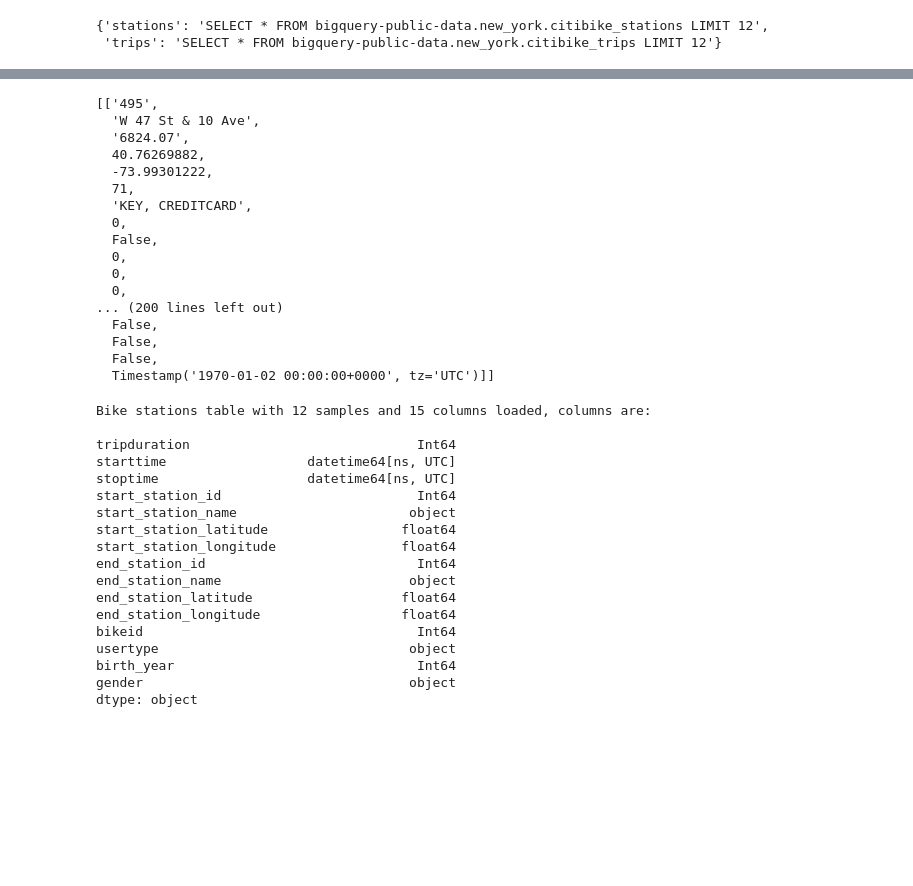
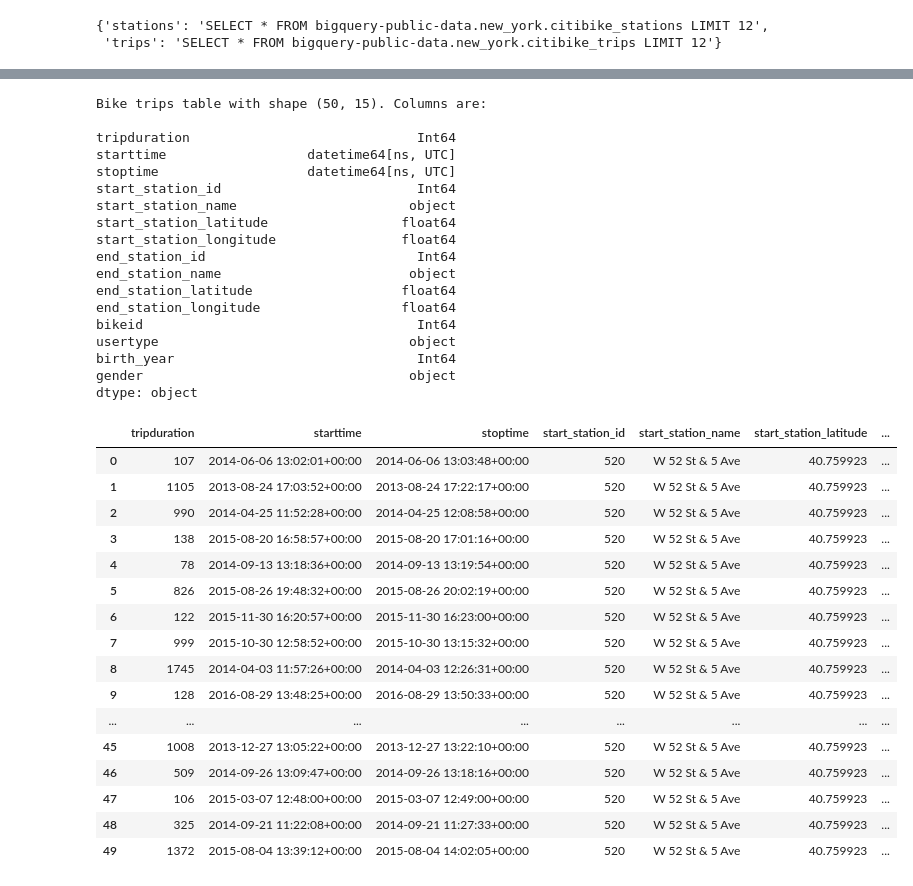
Before and after one commit to killiandectot/markov-bike, a Jupyter notebook: notebooks/juani.ipynb, the cells around one changed output, grey strips where cells are left out. Saved outputs shown, nothing was run; the diff lists cells and outputs as text; code cells hidden in the pictures; blank space fills up the shorter version.

Commit message:
worked a bit in the data sourcing and added somethings on the main.py

```diff
--- a/notebooks/juani.ipynb
+++ b/notebooks/juani.ipynb
@@ -16,27 +35,7 @@ data = get_stations_data(database_queries(12)['stations'])
-# %%
-data.values.tolist()
-# %% [output]
-[['495',
-  'W 47 St & 10 Ave',
-  '6824.07',
-  40.76269882,
-  -73.99301222,
-  71,
-  'KEY, CREDITCARD',
-  0,
-  False,
-  0,
-  0,
-  0,
-... (200 lines left out)
-  False,
-  False,
-  False,
-  Timestamp('1970-01-02 00:00:00+0000', tz='UTC')]]
 # %%
-trips = get_stations_data(database_queries(12)['trips'])
+trips = get_stations_data(database_queries(50)['trips'])
 # %% [output]
-Bike stations table with 12 samples and 15 columns loaded, columns are:
+Bike trips table with shape (50, 15). Columns are:
 
 tripduration                             Int64
 starttime                  datetime64[ns, UTC]
@@ -54,3 +53,23 @@ usertype                                object
 birth_year                               Int64
 gender                                  object
 dtype: object
+# %%
+trips
+# %% [output]
+|  | tripduration | starttime | stoptime | start_station_id | start_station_name | start_station_latitude | ... |
+| 0 | 107 | 2014-06-06 13:02:01+00:00 | 2014-06-06 13:03:48+00:00 | 520 | W 52 St & 5 Ave | 40.759923 | ... |
+| 1 | 1105 | 2013-08-24 17:03:52+00:00 | 2013-08-24 17:22:17+00:00 | 520 | W 52 St & 5 Ave | 40.759923 | ... |
+| 2 | 990 | 2014-04-25 11:52:28+00:00 | 2014-04-25 12:08:58+00:00 | 520 | W 52 St & 5 Ave | 40.759923 | ... |
+| 3 | 138 | 2015-08-20 16:58:57+00:00 | 2015-08-20 17:01:16+00:00 | 520 | W 52 St & 5 Ave | 40.759923 | ... |
+| 4 | 78 | 2014-09-13 13:18:36+00:00 | 2014-09-13 13:19:54+00:00 | 520 | W 52 St & 5 Ave | 40.759923 | ... |
+| 5 | 826 | 2015-08-26 19:48:32+00:00 | 2015-08-26 20:02:19+00:00 | 520 | W 52 St & 5 Ave | 40.759923 | ... |
+| 6 | 122 | 2015-11-30 16:20:57+00:00 | 2015-11-30 16:23:00+00:00 | 520 | W 52 St & 5 Ave | 40.759923 | ... |
+| 7 | 999 | 2015-10-30 12:58:52+00:00 | 2015-10-30 13:15:32+00:00 | 520 | W 52 St & 5 Ave | 40.759923 | ... |
+| 8 | 1745 | 2014-04-03 11:57:26+00:00 | 2014-04-03 12:26:31+00:00 | 520 | W 52 St & 5 Ave | 40.759923 | ... |
+| 9 | 128 | 2016-08-29 13:48:25+00:00 | 2016-08-29 13:50:33+00:00 | 520 | W 52 St & 5 Ave | 40.759923 | ... |
+| ... | ... | ... | ... | ... | ... | ... | ... |
+| 45 | 1008 | 2013-12-27 13:05:22+00:00 | 2013-12-27 13:22:10+00:00 | 520 | W 52 St & 5 Ave | 40.759923 | ... |
+| 46 | 509 | 2014-09-26 13:09:47+00:00 | 2014-09-26 13:18:16+00:00 | 520 | W 52 St & 5 Ave | 40.759923 | ... |
+| 47 | 106 | 2015-03-07 12:48:00+00:00 | 2015-03-07 12:49:00+00:00 | 520 | W 52 St & 5 Ave | 40.759923 | ... |
+| 48 | 325 | 2014-09-21 11:22:08+00:00 | 2014-09-21 11:27:33+00:00 | 520 | W 52 St & 5 Ave | 40.759923 | ... |
+| 49 | 1372 | 2015-08-04 13:39:12+00:00 | 2015-08-04 14:02:05+00:00 | 520 | W 52 St & 5 Ave | 40.759923 | ... |
```
Also changed, not shown: parts of 2 cells of this notebook, 5 other files.
